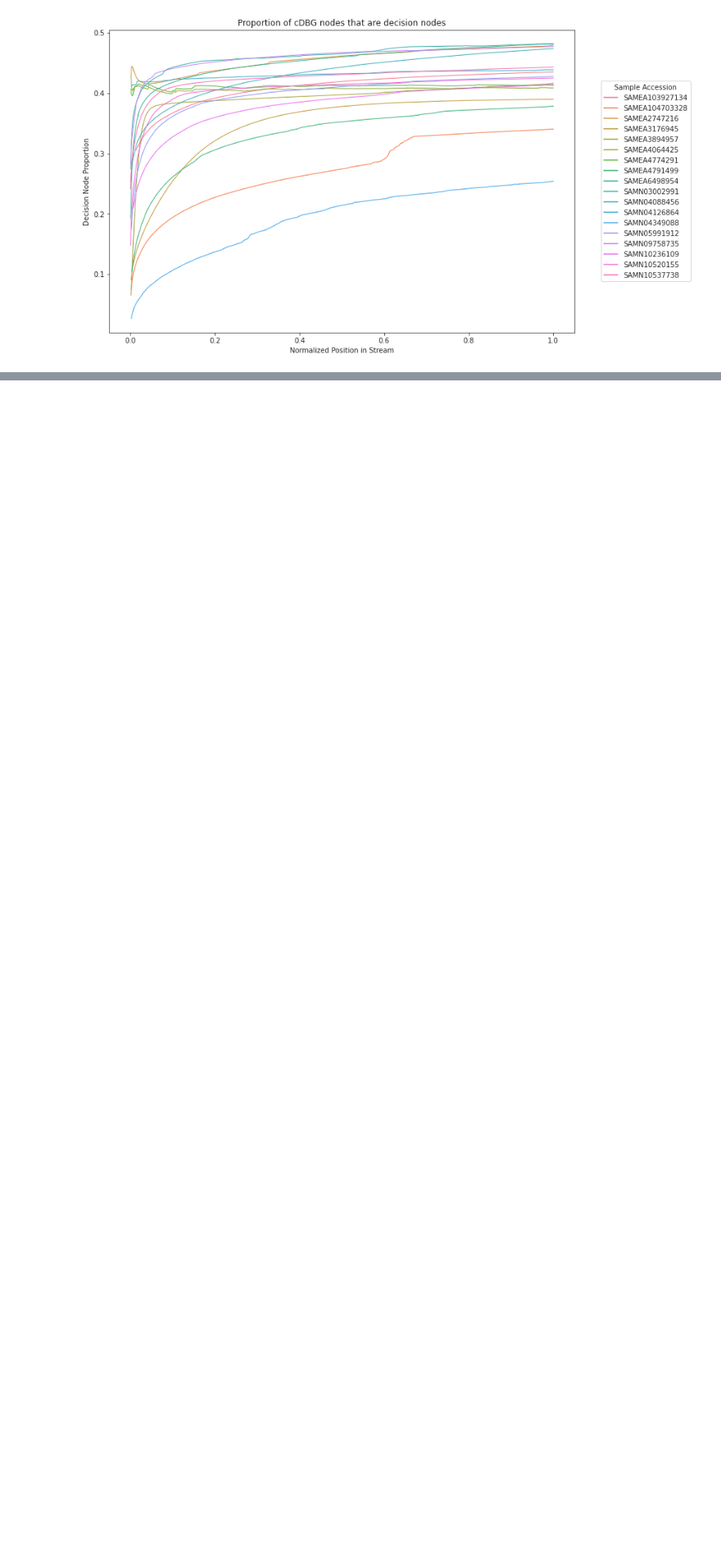
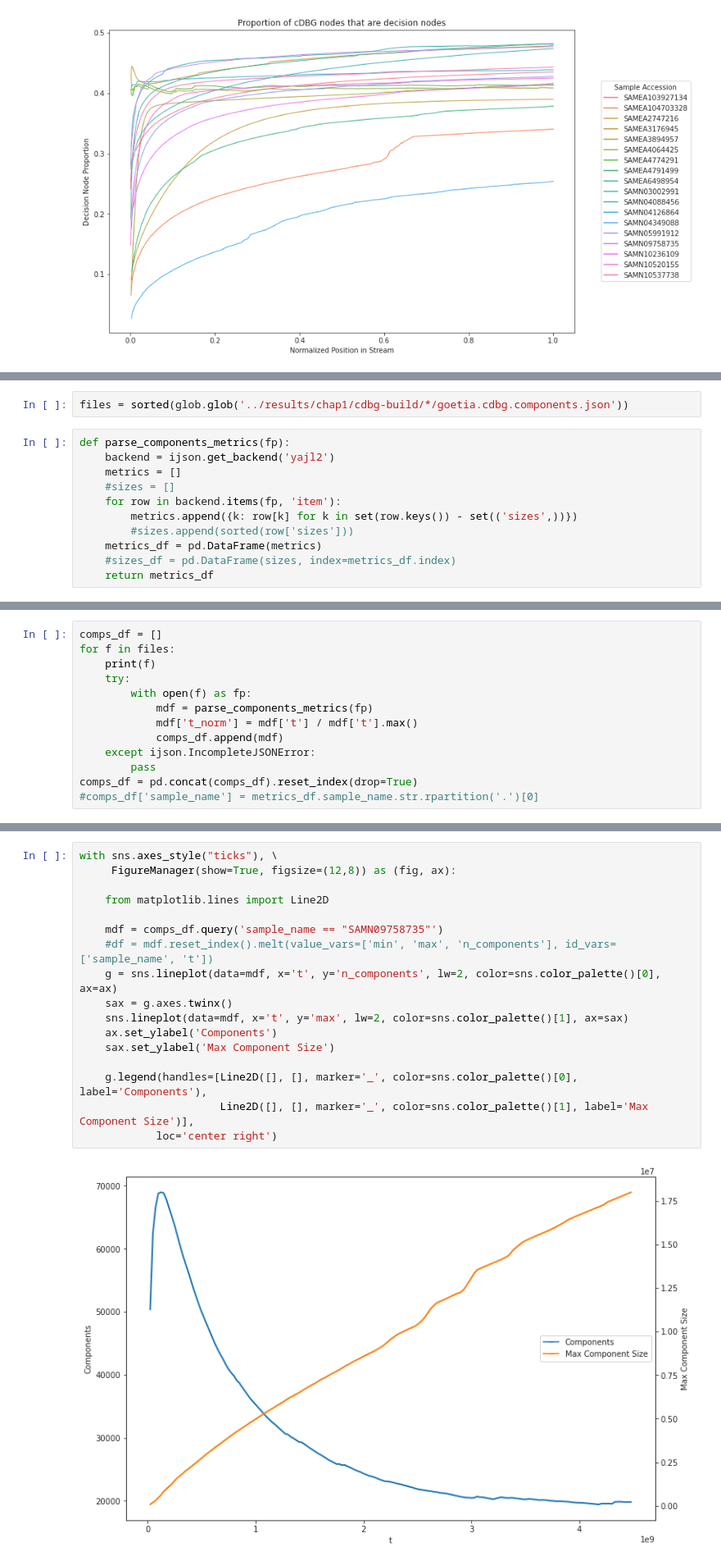
Before and after one commit to camillescott/dissertation, a Jupyter notebook: notebooks/Chapter One.ipynb, the cells around one changed output, grey strips where cells are left out. Shown at 82% size. Saved outputs shown, nothing was run; the diff lists cells and outputs as text; blank space fills up the shorter version.

```diff
--- a/notebooks/Chapter One.ipynb
+++ b/notebooks/Chapter One.ipynb
@@ -145,0 +145,13 @@ fig.legend
+# %%
+files = sorted(glob.glob('../results/chap1/cdbg-build/*/goetia.cdbg.components.json'))
+# %%
+def parse_components_metrics(fp):
+    backend = ijson.get_backend('yajl2')
+    metrics = []
+    #sizes = []
+    for row in backend.items(fp, 'item'):
+        metrics.append({k: row[k] for k in set(row.keys()) - set(('sizes',))})
+        #sizes.append(sorted(row['sizes']))
+    metrics_df = pd.DataFrame(metrics)
+    #sizes_df = pd.DataFrame(sizes, index=metrics_df.index)
+    return metrics_df
@@ -145,0 +168,13 @@ fig.legend
+# %%
+comps_df = []
+for f in files:
+    print(f)
+    try:
+        with open(f) as fp:
+            mdf = parse_components_metrics(fp)
+            mdf['t_norm'] = mdf['t'] / mdf['t'].max()
+            comps_df.append(mdf)
+    except ijson.IncompleteJSONError:
+        pass
+comps_df = pd.concat(comps_df).reset_index(drop=True)
+#comps_df['sample_name'] = metrics_df.sample_name.str.rpartition('.')[0]
@@ -145,0 +207,19 @@ fig.legend
+# %%
+with sns.axes_style("ticks"), \
+     FigureManager(show=True, figsize=(12,8)) as (fig, ax):
+
+    from matplotlib.lines import Line2D
+
+    mdf = comps_df.query('sample_name == "SAMN09758735"')
+    #df = mdf.reset_index().melt(value_vars=['min', 'max', 'n_components'], id_vars=['sample_name', 't'])
+    g = sns.lineplot(data=mdf, x='t', y='n_components', lw=2, color=sns.color_palette()[0], ax=ax)
+    sax = g.axes.twinx()
+    sns.lineplot(data=mdf, x='t', y='max', lw=2, color=sns.color_palette()[1], ax=sax)
+    ax.set_ylabel('Components')
+    sax.set_ylabel('Max Component Size')
+
+    g.legend(handles=[Line2D([], [], marker='_', color=sns.color_palette()[0], label='Components'),
+                      Line2D([], [], marker='_', color=sns.color_palette()[1], label='Max Component Size')],
+            loc='center right')
+# %% [output]
+[figure, added]
```
Also changed, not shown: parts of 8 cells of this notebook, 2 other files.
